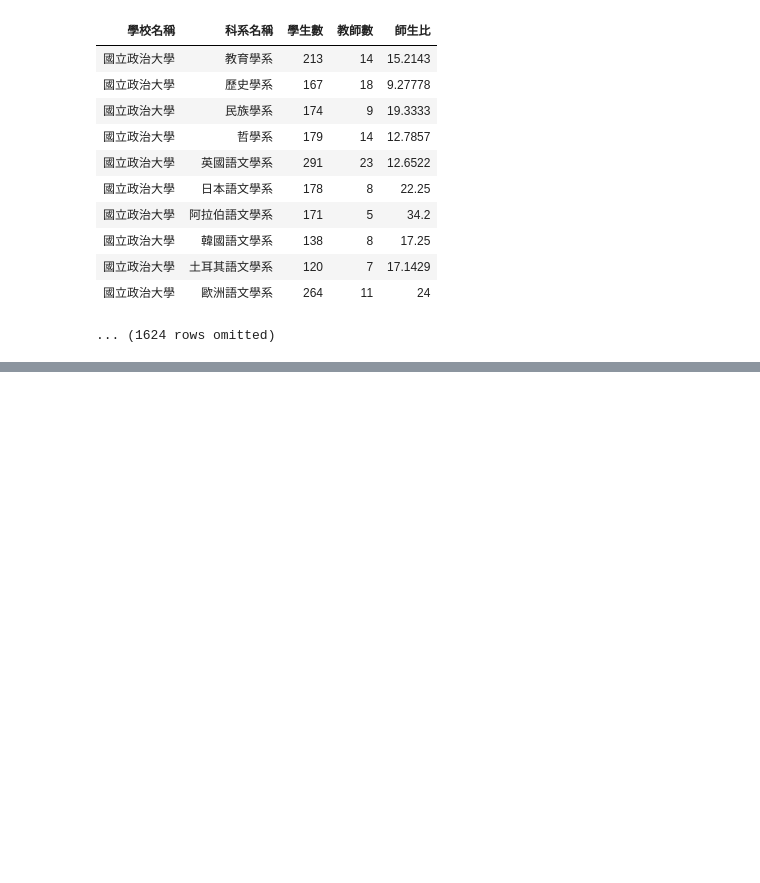
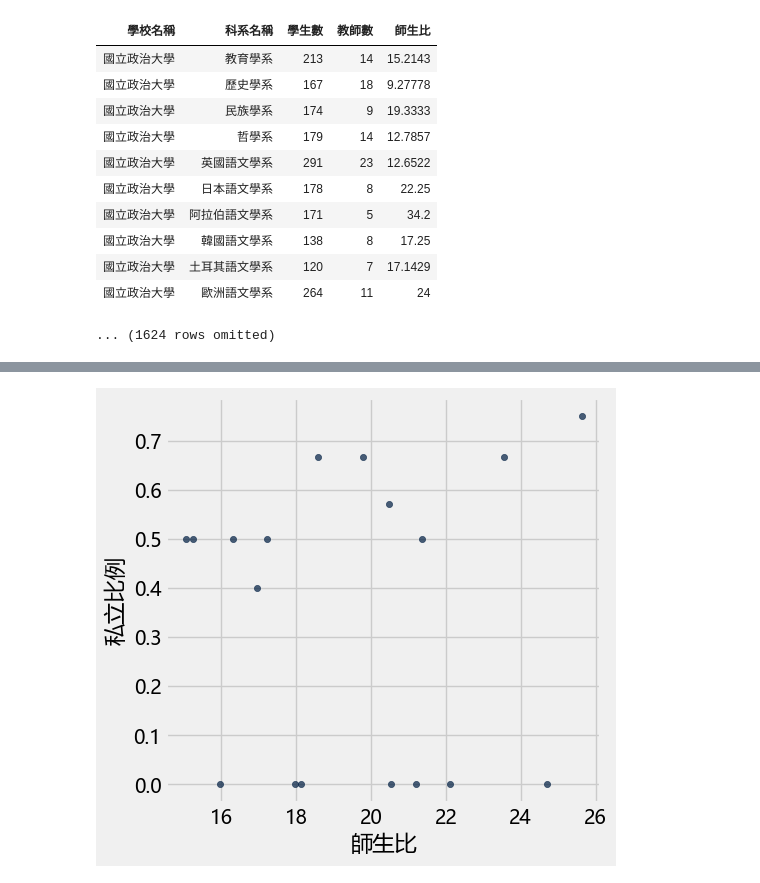
Before and after one commit to Matthew-HMS/Datascience101, a Jupyter notebook: Final_project/Final_project.ipynb, the cells around one changed output, grey strips where cells are left out. Saved outputs shown, nothing was run; the diff lists cells and outputs as text; code cells hidden in the pictures; blank space fills up the shorter version.

```diff
--- a/Final_project/Final_project.ipynb
+++ b/Final_project/Final_project.ipynb
@@ -294,0 +365,5 @@ plt.scatter(pop_median, 0, color = 'red', s=20, zorder=2);
+# %%
+region_and_own = region_result.join('縣市名稱', own_gov_result).sort('師生比', descending = True)
+region_and_own.scatter('師生比', '私立比例')
+# %% [output]
+[figure, added]
```
Also changed, not shown: parts of 19 cells of this notebook.
